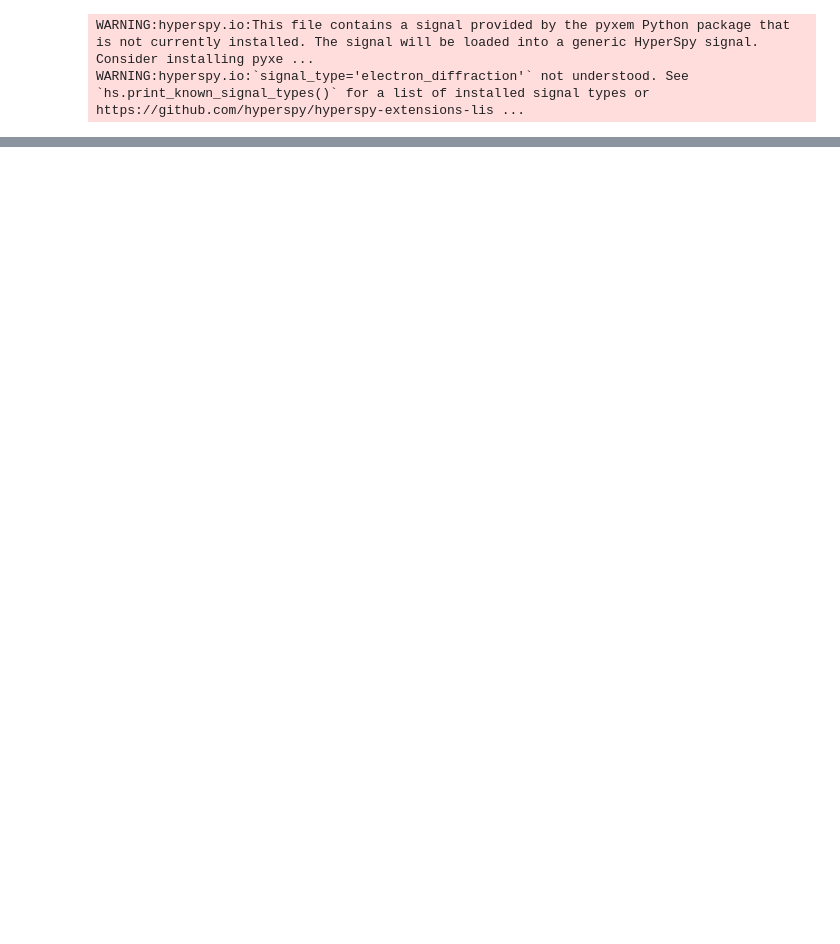
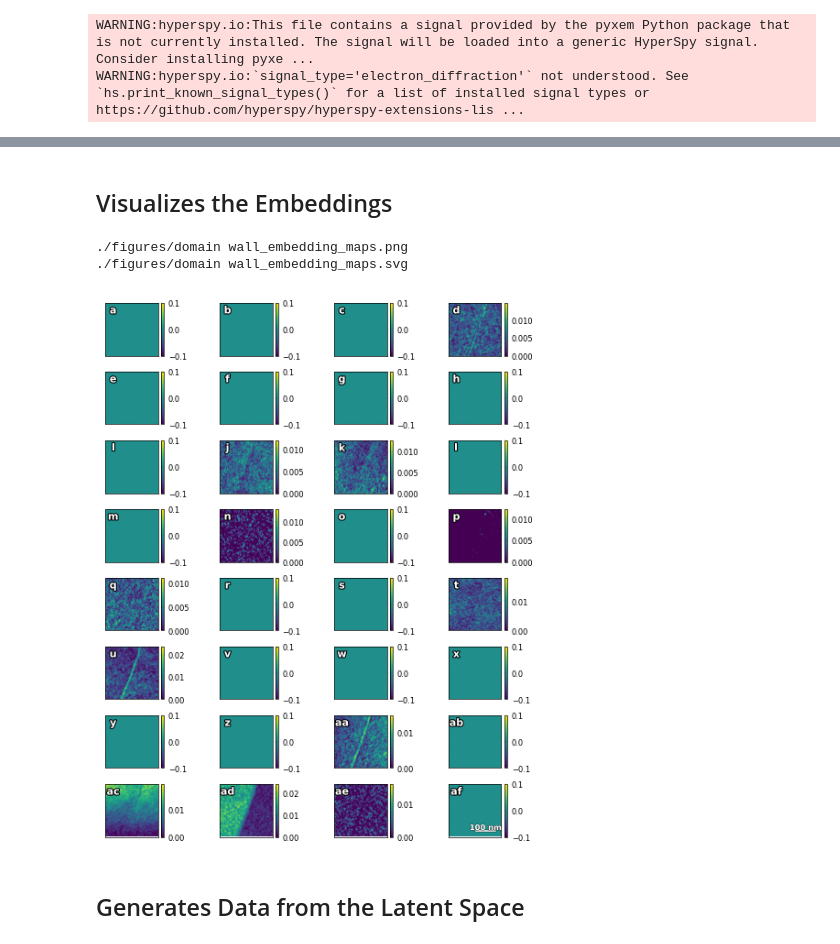
Before and after one commit to m3-learning/m3_learning_old, a Jupyter notebook: m3_learning/papers/2023_Imaging_ferroelectric_domains_by_scanning_electron_diffraction/Analysis_notebook.ipynb, the cells around one changed output, grey strips where cells are left out. Saved outputs shown, nothing was run; the diff lists cells and outputs as text; code cells hidden in the pictures; blank space fills up the shorter version.

```diff
--- a/m3_learning/papers/2023_Imaging_ferroelectric_domains_by_scanning_electron_diffraction/Analysis_notebook.ipynb
+++ b/m3_learning/papers/2023_Imaging_ferroelectric_domains_by_scanning_electron_diffraction/Analysis_notebook.ipynb
@@ -139,3 +134,0 @@ for i in range(32):
-# %%
-viz.model = model
-viz.channels = channels = [20,29]
@@ -176,3 +135,16 @@ viz.channels = channels = [20,29]
+# %% [markdown]
+## Visualizes the Embeddings
+# %%
+viz.model = model
+viz.channels = [20,29]
+viz.scalebar_ = {'width': 250, 'scale length': 100, 'units': 'nm'}
+viz.embeddings(mod = 4, scalebar_=True, figsize = (5, 6), name = "domain wall", shape_=domain.data.shape)
+# %% [output]
+./figures/domain wall_embedding_maps.png
+./figures/domain wall_embedding_maps.svg
+[figure, added]
+# %% [markdown]
+## Generates Data from the Latent Space
 # %%
 model.embedding = embedding
 
```
Also changed, not shown: parts of 21 cells of this notebook, 24 other files.
